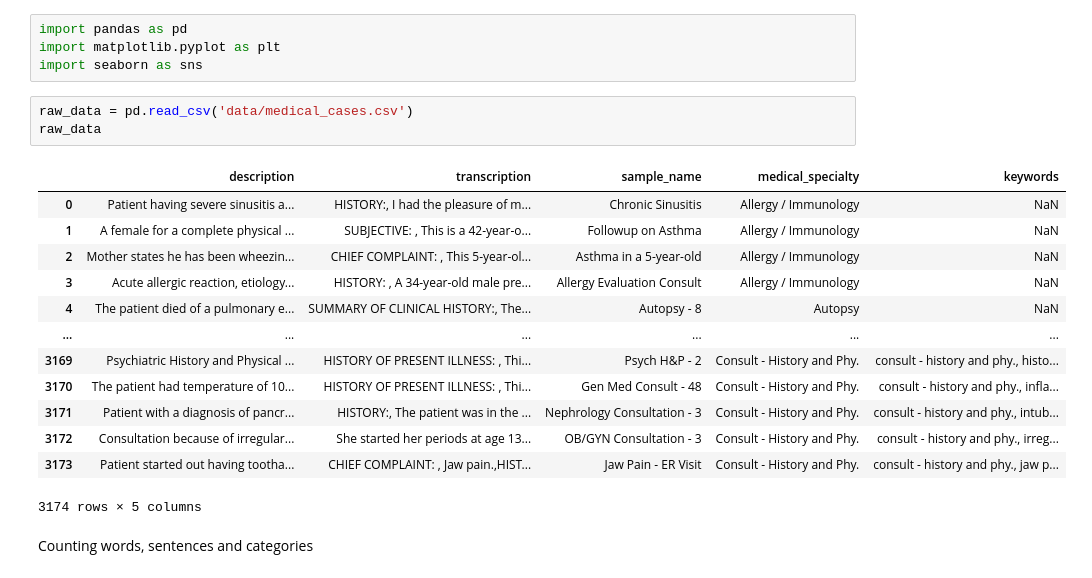
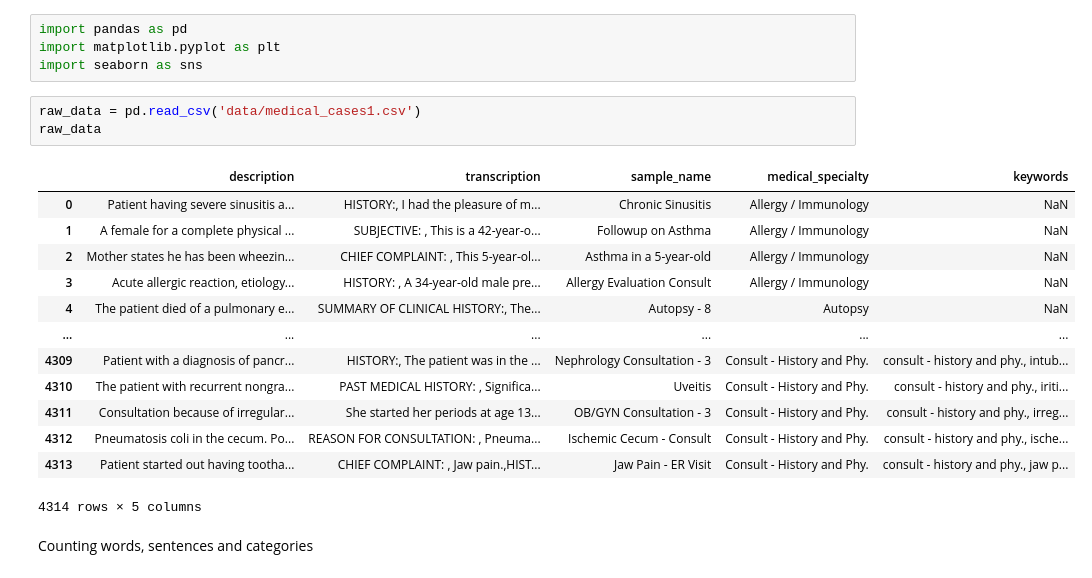
Before and after one commit to evgene-sh/HMLP, a Jupyter notebook: main.ipynb, the cells around one changed output. Saved outputs shown, nothing was run; the diff lists cells and outputs as text.

```diff
--- a/main.ipynb
+++ b/main.ipynb
@@ -5,22 +5,22 @@ import pandas as pd
 import matplotlib.pyplot as plt
 import seaborn as sns
 # %%
-raw_data = pd.read_csv('data/medical_cases.csv')
+raw_data = pd.read_csv('data/medical_cases1.csv')
 raw_data
 # %% [output]
 |  | description | transcription | sample_name | medical_specialty | keywords |
 | 0 | Patient having severe sinusitis a... | HISTORY:, I had the pleasure of m... | Chronic Sinusitis | Allergy / Immunology | NaN |
 | 1 | A female for a complete physical ... | SUBJECTIVE: , This is a 42-year-o... | Followup on Asthma | Allergy / Immunology | NaN |
 | 2 | Mother states he has been wheezin... | CHIEF COMPLAINT: , This 5-year-ol... | Asthma in a 5-year-old | Allergy / Immunology | NaN |
 | 3 | Acute allergic reaction, etiology... | HISTORY: , A 34-year-old male pre... | Allergy Evaluation Consult | Allergy / Immunology | NaN |
 | 4 | The patient died of a pulmonary e... | SUMMARY OF CLINICAL HISTORY:, The... | Autopsy - 8 | Autopsy | NaN |
 | ... | ... | ... | ... | ... | ... |
-| 3169 | Psychiatric History and Physical ... | HISTORY OF PRESENT ILLNESS: , Thi... | Psych H&P - 2 | Consult - History and Phy. | consult - history and phy., histo... |
-| 3170 | The patient had temperature of 10... | HISTORY OF PRESENT ILLNESS: , Thi... | Gen Med Consult - 48 | Consult - History and Phy. | consult - history and phy., infla... |
-| 3171 | Patient with a diagnosis of pancr... | HISTORY:, The patient was in the ... | Nephrology Consultation - 3 | Consult - History and Phy. | consult - history and phy., intub... |
-| 3172 | Consultation because of irregular... | She started her periods at age 13... | OB/GYN Consultation - 3 | Consult - History and Phy. | consult - history and phy., irreg... |
-| 3173 | Patient started out having tootha... | CHIEF COMPLAINT: , Jaw pain.,HIST... | Jaw Pain - ER Visit | Consult - History and Phy. | consult - history and phy., jaw p... |
+| 4309 | Patient with a diagnosis of pancr... | HISTORY:, The patient was in the ... | Nephrology Consultation - 3 | Consult - History and Phy. | consult - history and phy., intub... |
+| 4310 | The patient with recurrent nongra... | PAST MEDICAL HISTORY: , Significa... | Uveitis | Consult - History and Phy. | consult - history and phy., iriti... |
+| 4311 | Consultation because of irregular... | She started her periods at age 13... | OB/GYN Consultation - 3 | Consult - History and Phy. | consult - history and phy., irreg... |
+| 4312 | Pneumatosis coli in the cecum. Po... | REASON FOR CONSULTATION: , Pneuma... | Ischemic Cecum - Consult | Consult - History and Phy. | consult - history and phy., ische... |
+| 4313 | Patient started out having tootha... | CHIEF COMPLAINT: , Jaw pain.,HIST... | Jaw Pain - ER Visit | Consult - History and Phy. | consult - history and phy., jaw p... |
-3174 rows × 5 columns
+4314 rows × 5 columns
 # %% [markdown]
 Counting words, sentences and categories
 # %%
```
Also changed, not shown: parts of 10 cells of this notebook, 1 other file.
